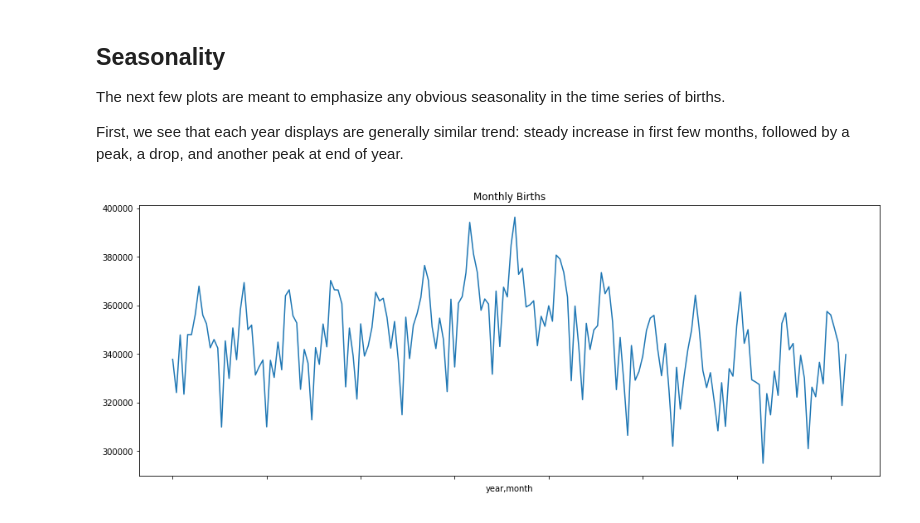
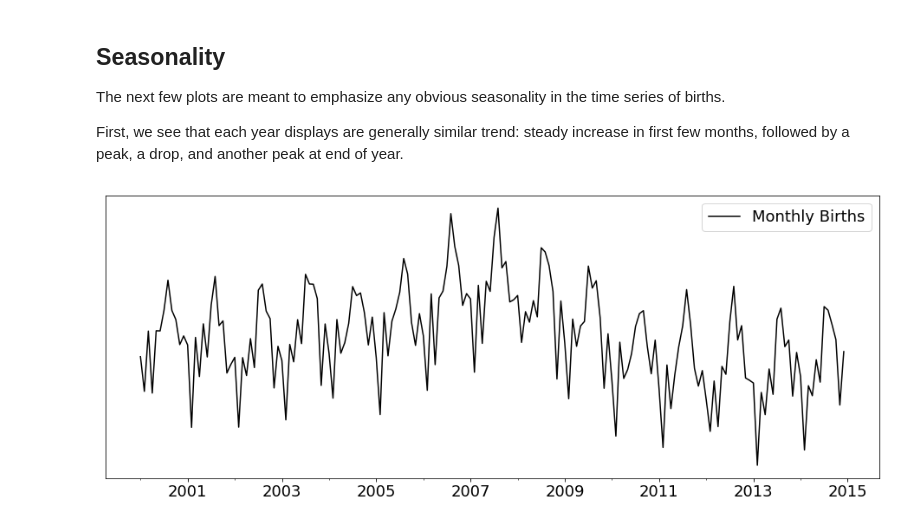
Before and after one commit to inon-peled/dtu_bda_project, a Jupyter notebook: bda_project_us_births.ipynb, the cells around one changed output. Saved outputs shown, nothing was run; the diff lists cells and outputs as text; code cells hidden in the pictures.

```diff
--- a/bda_project_us_births.ipynb
+++ b/bda_project_us_births.ipynb
@@ -132,9 +133,13 @@ The last plot shows that for each weekday, the data distribution resembles a Gau
 The next few plots are meant to emphasize any obvious seasonality in the time series of births.
 
 First, we see that each year displays are generally similar trend: steady increase in first few months, followed by a peak, a drop, and another peak at end of year.
-# %%
-births_2000s_df_with_index.groupby(('year', 'month')).births.sum().plot(title="Monthly Births");
-# %% [output]
-[figure, removed]
+# %%
+d = births_2000s_df_with_index.groupby(('year', 'month')).births.sum().reset_index()
+f = pd.to_datetime(d.assign(day=1).drop('births', axis=1))
+ax = d.set_index(f).drop(['year', 'month'], axis=1).births.rename("Monthly Births").plot(color="black")
+ax.legend()
+ax.get_yaxis().set_visible(False)
+# %% [output]
+[figure, added]
 # %%
 def compare_some_years(years):
```
Also changed, not shown: parts of 2 cells of this notebook.
